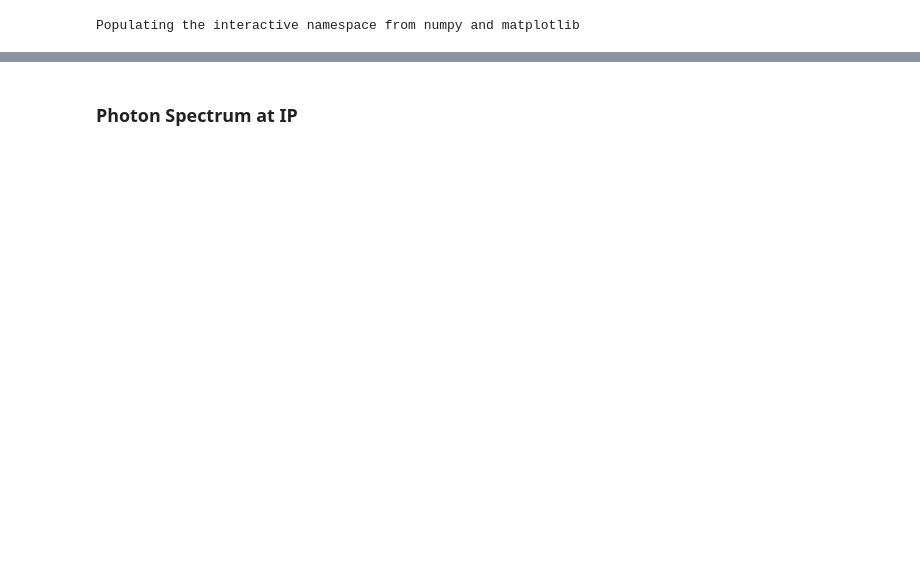
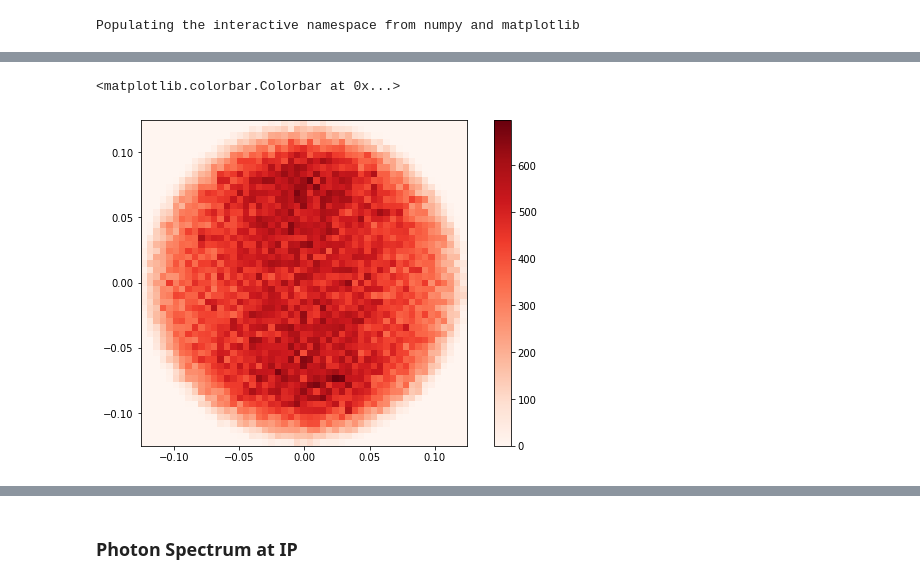
Before and after one commit to hixps/pica, a Jupyter notebook: analysis_plots.ipynb, the cells around one changed output, grey strips where cells are left out. Saved outputs shown, nothing was run; the diff lists cells and outputs as text; code cells hidden in the pictures; blank space fills up the shorter version.

```diff
--- a/analysis_plots.ipynb
+++ b/analysis_plots.ipynb
@@ -155,3 +161,20 @@ savefig(f'photon_transverse_momentum_{input_filename}_{mode}.pdf')
+# %%
+phi =  arctan2(K2,K1)
+
+
+Stokes_rot3 = cos(2*phi) * Stokes3 - sin(2*phi) * Stokes1
+Stokes_rot1 = sin(2*phi) * Stokes3 + cos(2*phi) * Stokes1
+
+
+figure(figsize=(10,6))
+
+subplot(111,aspect=1)
+
+hist2d(K1/1e6,K2/1e6,bins=(51,51),weights=W*Stokes_rot3,rasterized=True,cmap=cm.Reds);
+colorbar()
+# %% [output]
+<matplotlib.colorbar.Colorbar at 0x...>
+[figure, added]
 # %%
 PolDegree = np.sqrt(Stokes1**2 + Stokes3**2 )
 
```
Also changed, not shown: parts of 30 cells of this notebook, 6 other files.
